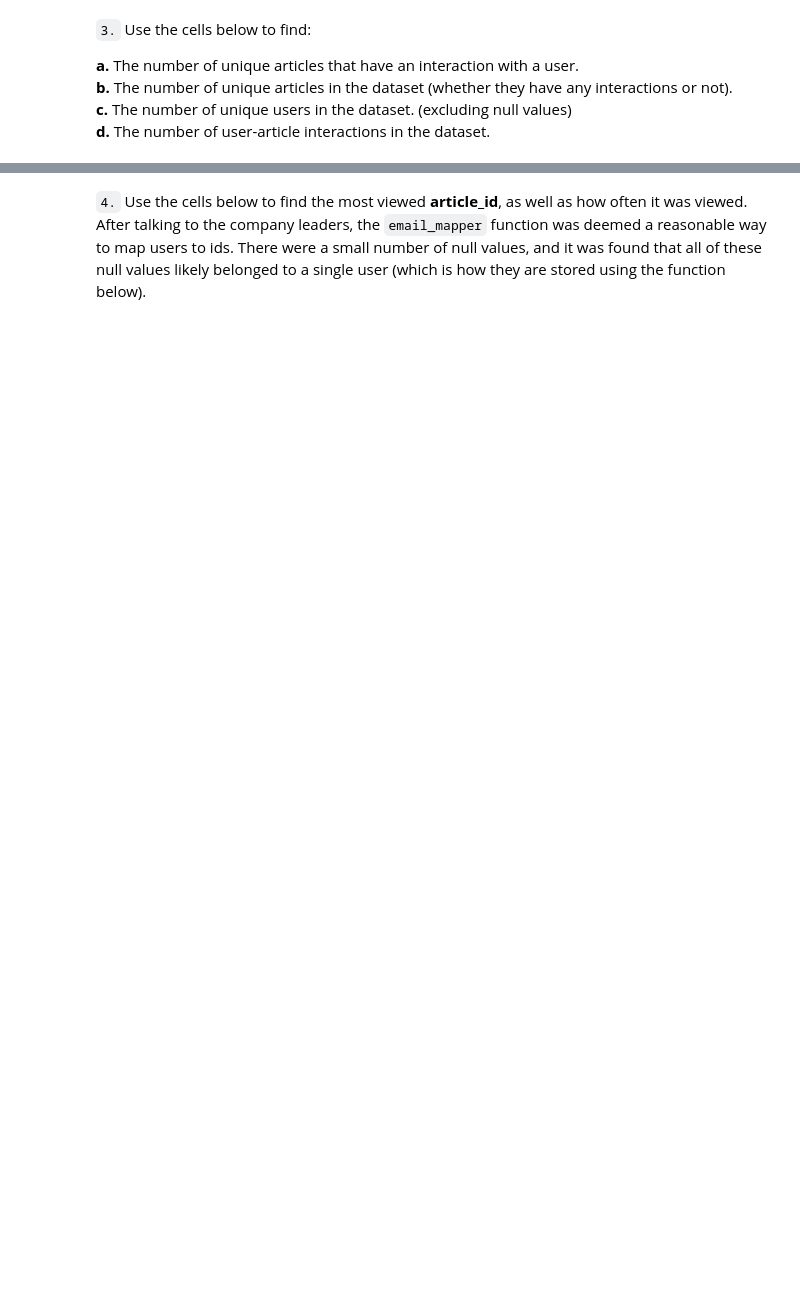
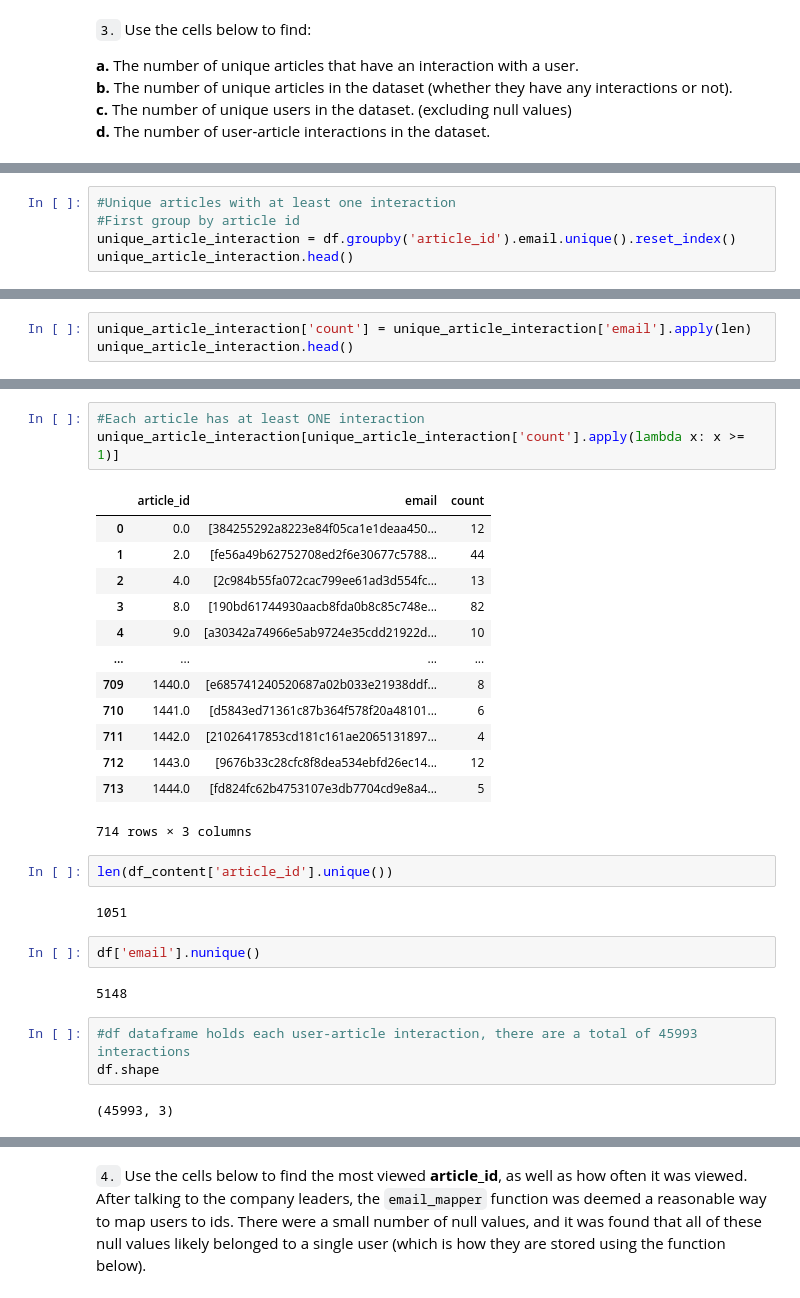
Before and after one commit to aurora-nat/ibm_recommendation_system, a Jupyter notebook: Recommendations_with_IBM.ipynb, the cells around one changed output, grey strips where cells are left out. Saved outputs shown, nothing was run; the diff lists cells and outputs as text; blank space fills up the shorter version.

```diff
--- a/Recommendations_with_IBM.ipynb
+++ b/Recommendations_with_IBM.ipynb
@@ -231,0 +186,5 @@ df['email'].nunique()
+# %%
+#Unique articles with at least one interaction
+#First group by article id
+unique_article_interaction = df.groupby('article_id').email.unique().reset_index()
+unique_article_interaction.head()
@@ -231,0 +198,3 @@ df['email'].nunique()
+# %%
+unique_article_interaction['count'] = unique_article_interaction['email'].apply(len)
+unique_article_interaction.head()
@@ -232 +208,31 @@ df['email'].nunique()
+# %%
+#Each article has at least ONE interaction
+unique_article_interaction[unique_article_interaction['count'].apply(lambda x: x >= 1)]
+# %% [output]
+|  | article_id | email | count |
+| 0 | 0.0 | [384255292a8223e84f05ca1e1deaa450... | 12 |
+| 1 | 2.0 | [fe56a49b62752708ed2f6e30677c5788... | 44 |
+| 2 | 4.0 | [2c984b55fa072cac799ee61ad3d554fc... | 13 |
+| 3 | 8.0 | [190bd61744930aacb8fda0b8c85c748e... | 82 |
+| 4 | 9.0 | [a30342a74966e5ab9724e35cdd21922d... | 10 |
+| ... | ... | ... | ... |
+| 709 | 1440.0 | [e685741240520687a02b033e21938ddf... | 8 |
+| 710 | 1441.0 | [d5843ed71361c87b364f578f20a48101... | 6 |
+| 711 | 1442.0 | [21026417853cd181c161ae2065131897... | 4 |
+| 712 | 1443.0 | [9676b33c28cfc8f8dea534ebfd26ec14... | 12 |
+| 713 | 1444.0 | [fd824fc62b4753107e3db7704cd9e8a4... | 5 |
+714 rows × 3 columns
+# %%
+len(df_content['article_id'].unique())
+# %% [output]
+1051
+# %%
+df['email'].nunique()
+# %% [output]
+5148
+# %%
+#df dataframe holds each user-article interaction, there are a total of 45993 interactions
+df.shape
+# %% [output]
+(45993, 3)
 # %%
```
Also changed, not shown: parts of 67 cells of this notebook, 3 other files.
